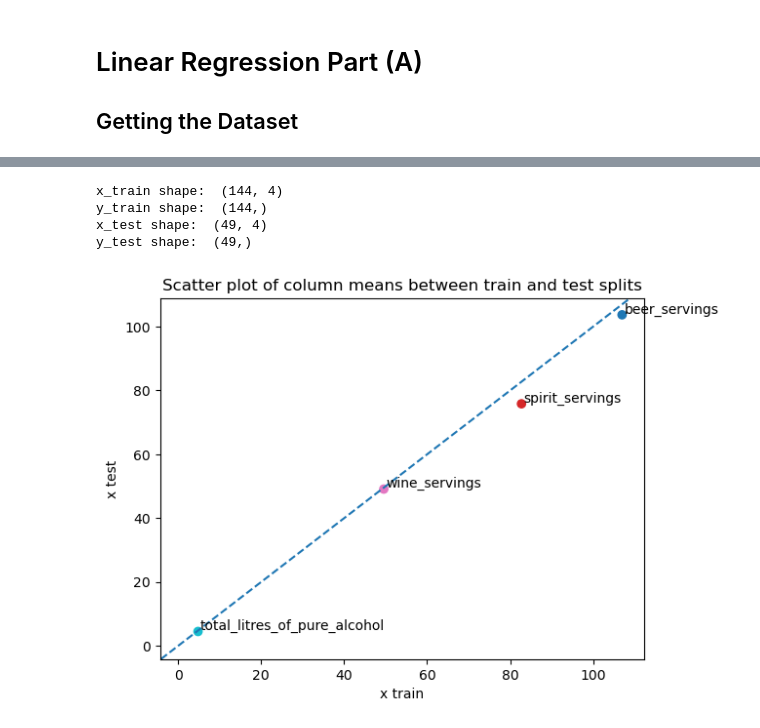
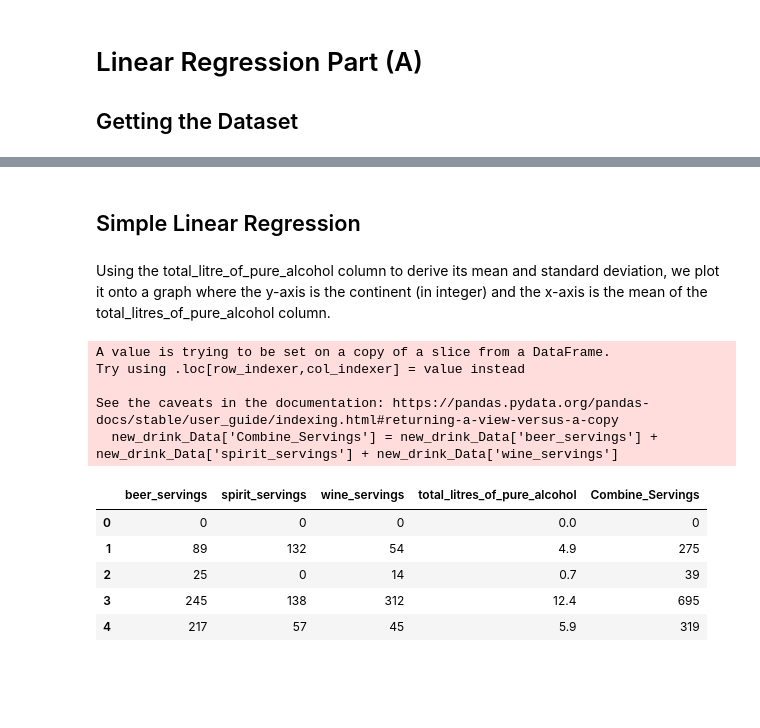
Before and after one commit to OtaSteven/CSC177_Proj, a Jupyter notebook: Linear_Regression/linear_regression.ipynb, the cells around one changed output, grey strips where cells are left out. Cells and saved outputs as stored; diff of their text form; code cells hidden in the pictures; blank space fills up the shorter version.

```diff
--- a/Linear_Regression/linear_regression.ipynb
+++ b/Linear_Regression/linear_regression.ipynb
@@ -33,8 +29,0 @@ drink_Data.head(10)
-# %%
-from sklearn.model_selection import train_test_split
-from sklearn import preprocessing
-
-le = preprocessing.LabelEncoder()
-drink_Data['encoded_country'] = le.fit_transform(drink_Data['country'])
-
-drink_Data[0:5]
@@ -48,38 +30,26 @@ drink_Data[0:5]
-# %%
-# Split into train/test
-x_train, x_test, y_train, y_test = train_test_split(
-  drink_Data[['beer_servings', 'spirit_servings', 'wine_servings', 'total_litres_of_pure_alcohol']],
-  drink_Data['encoded_country'],
-  test_size=0.25,
-  random_state=99)
-print("x_train shape: ", x_train.shape)
-print("y_train shape: ", y_train.shape)
-
-print("x_test shape: ", x_test.shape)
-print("y_test shape: ", y_test.shape)
-# %% [output]
-x_train shape:  (144, 4)
-y_train shape:  (144,)
-x_test shape:  (49, 4)
-y_test shape:  (49,)
-# %%
-# Statistics for training set
-x_train_mean = np.mean(x_train)
-x_train_std = np.std(x_train)
-
-# Statistics for test set
-x_test_mean = np.mean(x_test)
-x_test_std = np.std(x_test)
-
-column_names = ['beer_servings', 'spirit_servings', 'wine_servings', 'total_litres_of_pure_alcohol']
-plt.scatter(x_train_mean, x_test_mean, cmap='tab10', c=range(len(column_names)))
-plt.axline((1, 1), slope=1, linestyle="--")
-plt.title("Scatter plot of column means between train and test splits")
-plt.xlabel("x train")
-plt.ylabel("x test")
-for i, txt in enumerate(column_names):
-    plt.annotate(txt, (x_train_mean[i], x_test_mean[i]), xytext=(x_train_mean[i]+0.5, x_test_mean[i]+0.5))
-
-plt.show()
-# %% [output]
-[figure, removed]
+# %% [markdown]
+## Simple Linear Regression
+# %% [markdown]
+Using the total_litre_of_pure_alcohol column to derive its mean and standard deviation, we plot it onto a graph where the y-axis is the continent (in integer) and the x-axis is the mean of the total_litres_of_pure_alcohol column.
+# %%
+import pandas as pd
+
+drink_Data.head()
+
+new_drink_Data = drink_Data[['beer_servings', 'spirit_servings', 'wine_servings', 'total_litres_of_pure_alcohol']]
+
+new_drink_Data['Combine_Servings'] = new_drink_Data['beer_servings'] + new_drink_Data['spirit_servings'] + new_drink_Data['wine_servings']
+
+new_drink_Data.head()
+# %% [output]
+A value is trying to be set on a copy of a slice from a DataFrame.
+Try using .loc[row_indexer,col_indexer] = value instead
+
+See the caveats in the documentation: https://pandas.pydata.org/pandas-docs/stable/user_guide/indexing.html#returning-a-view-versus-a-copy
+  new_drink_Data['Combine_Servings'] = new_drink_Data['beer_servings'] + new_drink_Data['spirit_servings'] + new_drink_Data['wine_servings']
+|  | beer_servings | spirit_servings | wine_servings | total_litres_of_pure_alcohol | Combine_Servings |
+| 0 | 0 | 0 | 0 | 0.0 | 0 |
+| 1 | 89 | 132 | 54 | 4.9 | 275 |
+| 2 | 25 | 0 | 14 | 0.7 | 39 |
+| 3 | 245 | 138 | 312 | 12.4 | 695 |
+| 4 | 217 | 57 | 45 | 5.9 | 319 |
```
Also changed, not shown: parts of 11 cells of this notebook.
